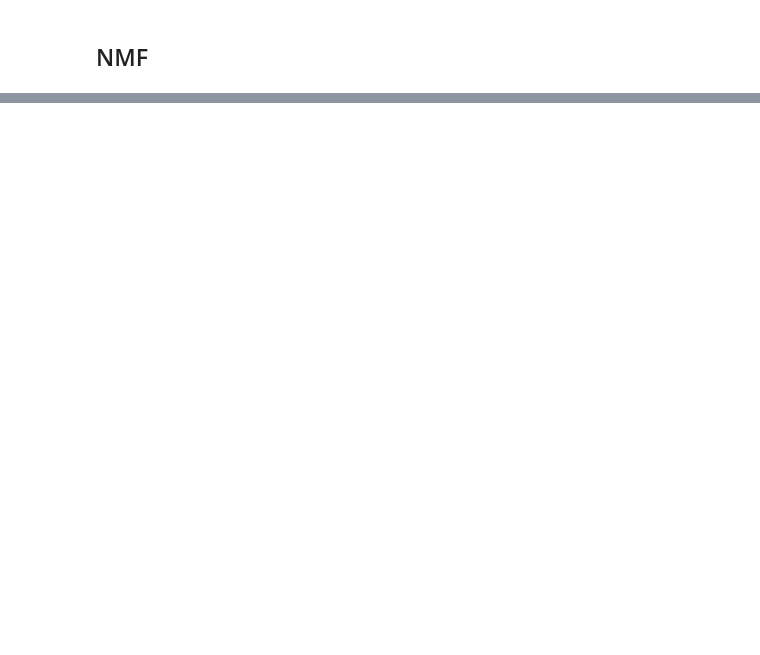
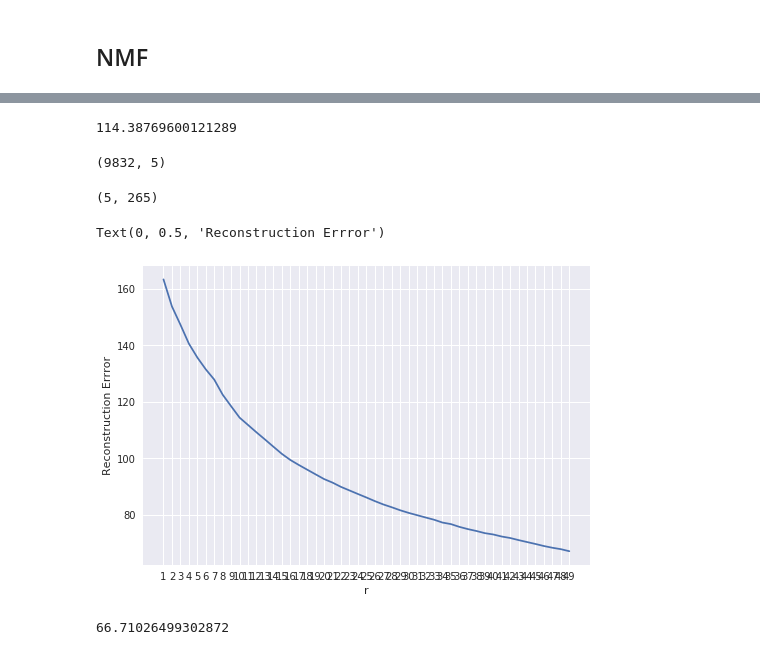
Before and after one commit to sn-ekstrand/content-based-anime-recommender, a Jupyter notebook: PCA_notebook.ipynb, the cells around one changed output, grey strips where cells are left out. Saved outputs shown, nothing was run; the diff lists cells and outputs as text; code cells hidden in the pictures; blank space fills up the shorter version.

```diff
--- a/PCA_notebook.ipynb
+++ b/PCA_notebook.ipynb
@@ -607,0 +606,3 @@ X_scaled = scaler.fit_transform(X)
+# %%
+M = df_w_rank
+M
@@ -607,0 +624,40 @@ X_scaled = scaler.fit_transform(X)
+# %%
+nmf = NMF(n_components=10)
+nmf.fit(M)
+W = nmf.transform(M)
+H = nmf.components_
+nmf.reconstruction_err_
+# %% [output]
+114.38769600121289
+# %%
+W.shape
+# %% [output]
+(9832, 5)
+# %%
+H.shape
+# %% [output]
+(5, 265)
+# %%
+def fit_nmf(r):
+    nmf = NMF(n_components=r,
+              init='nndsvd',
+              alpha=1)
+    nmf.fit(M)
+    W = nmf.transform(M)
+    H = nmf.components_
+    return nmf.reconstruction_err_
+
+_range = 50
+error = [fit_nmf(i) for i in range(1,_range)]
+plt.plot(range(1,_range), error)
+plt.xticks(range(1, _range))
+plt.xlabel('r')
+plt.ylabel('Reconstruction Errror')
+# %% [output]
+Text(0, 0.5, 'Reconstruction Errror')
+[figure, added]
+# %%
+# reconstruction error for 20 compenents
+fit_nmf(50)
+# %% [output]
+66.71026499302872
```
Also changed, not shown: parts of 22 cells of this notebook.
